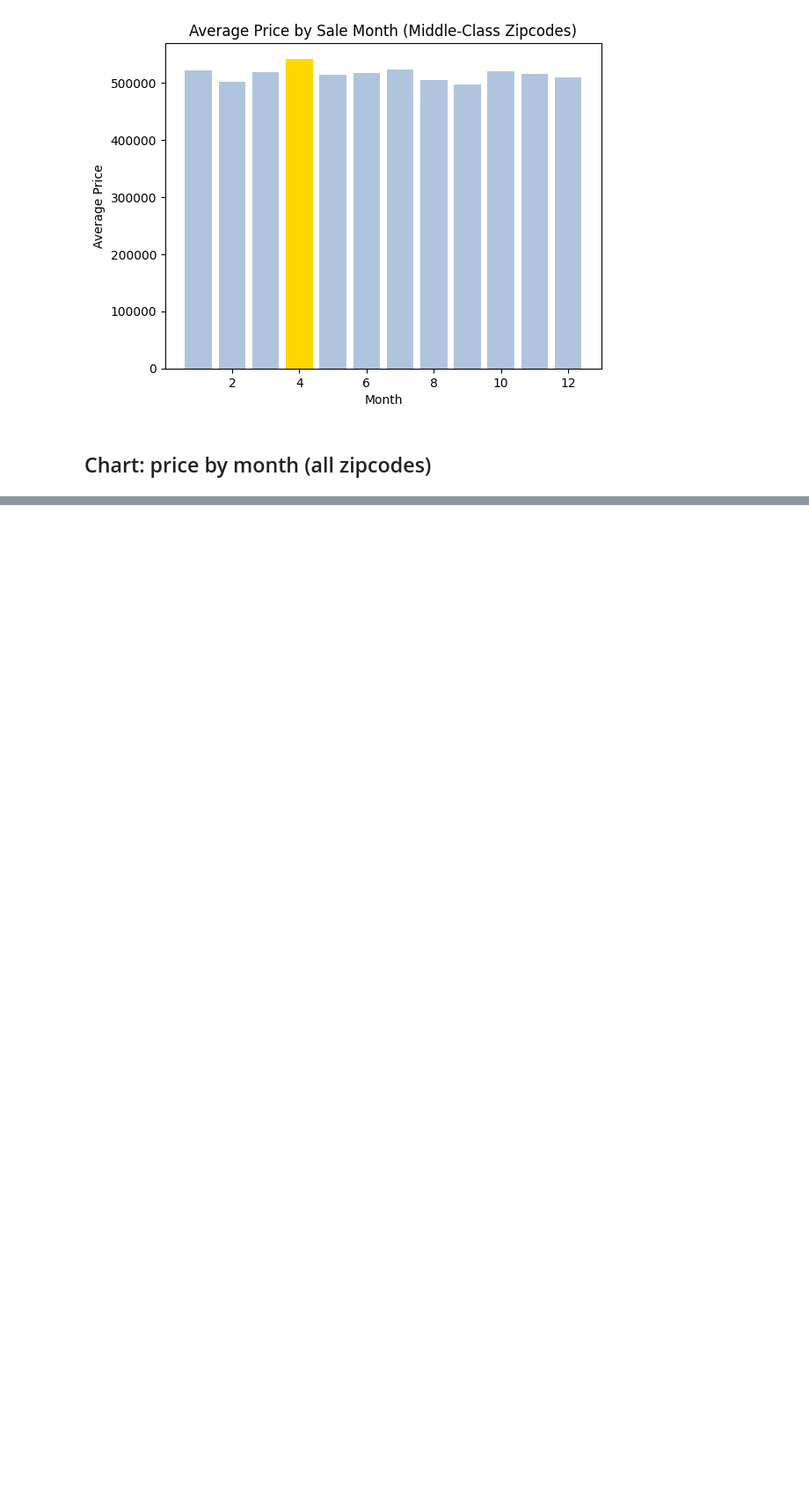
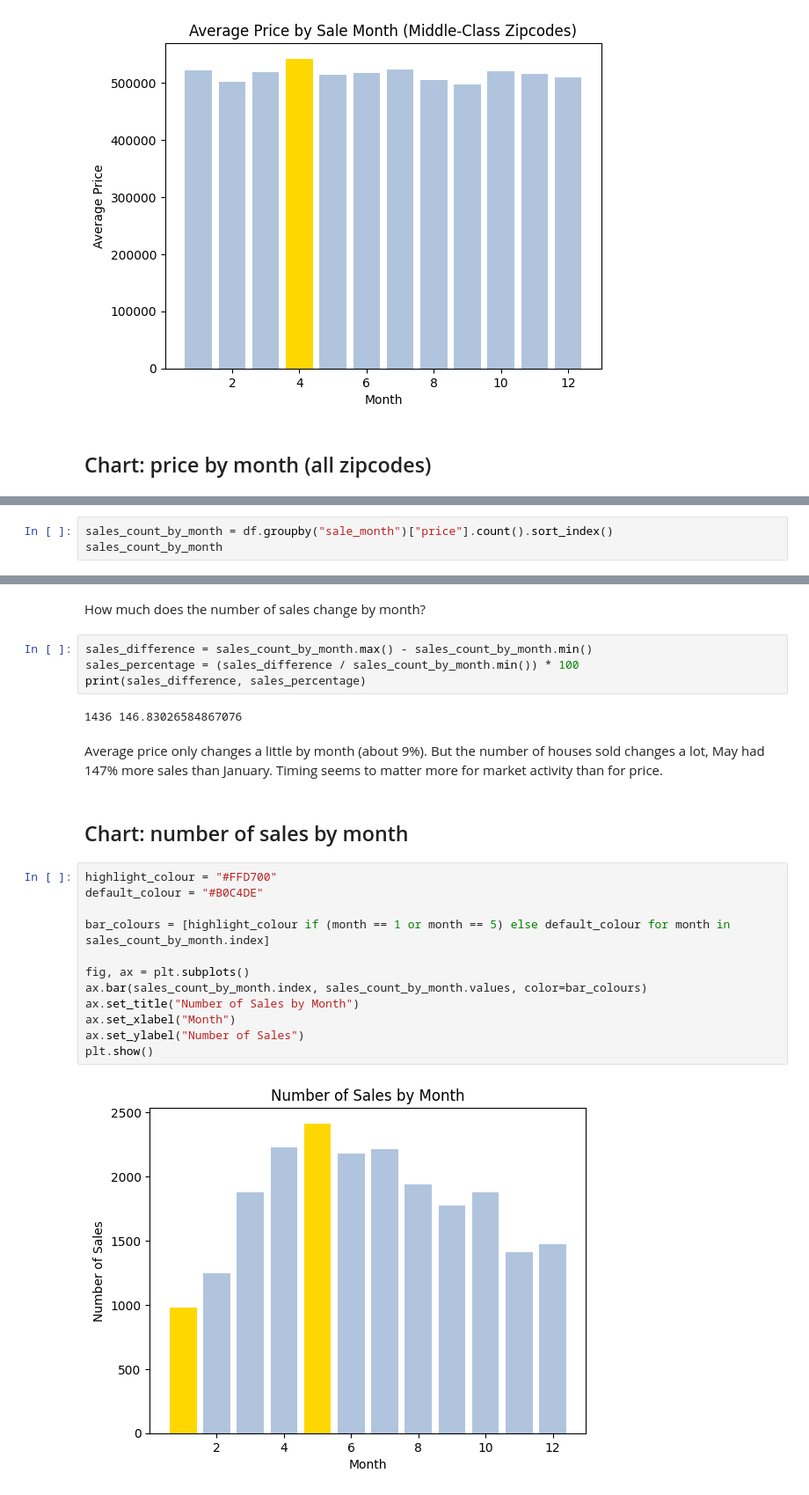
Before and after one commit to 1com/ds-eda-project, a Jupyter notebook: hypothesis_1.ipynb, the cells around one changed output, grey strips where cells are left out. Shown at 88% size. Drawn from its saved outputs; the diff is of its cells as text; blank space fills up the shorter version.

```diff
--- a/hypothesis_1.ipynb
+++ b/hypothesis_1.ipynb
@@ -140,0 +144,3 @@ The result varies a little, but it's not significant.
+# %%
+sales_count_by_month = df.groupby("sale_month")["price"].count().sort_index()
+sales_count_by_month
@@ -140,0 +162,28 @@ The result varies a little, but it's not significant.
+# %% [markdown]
+How much does the number of sales change by month?
+# %%
+sales_difference = sales_count_by_month.max() - sales_count_by_month.min()
+sales_percentage = (sales_difference / sales_count_by_month.min()) * 100
+print(sales_difference, sales_percentage)
+# %% [output]
+1436 146.83026584867076
+# %% [markdown]
+Average price only changes a little by month (about 9%). But the number
+of houses sold changes a lot, May had 147% more sales than January.
+Timing seems to matter more for market activity than for price.
+# %% [markdown]
+## Chart: number of sales by month
+# %%
+highlight_colour = "#FFD700"
+default_colour = "#B0C4DE"
+
+bar_colours = [highlight_colour if (month == 1 or month == 5) else default_colour for month in sales_count_by_month.index]
+
+fig, ax = plt.subplots()
+ax.bar(sales_count_by_month.index, sales_count_by_month.values, color=bar_colours)
+ax.set_title("Number of Sales by Month")
+ax.set_xlabel("Month")
+ax.set_ylabel("Number of Sales")
+plt.show()
+# %% [output]
+[figure, added]
```
Also changed, not shown: parts of 11 cells of this notebook.
